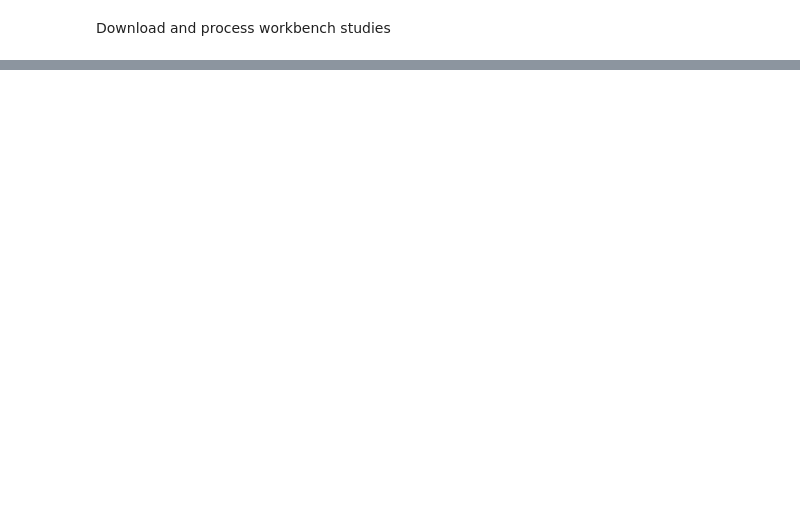
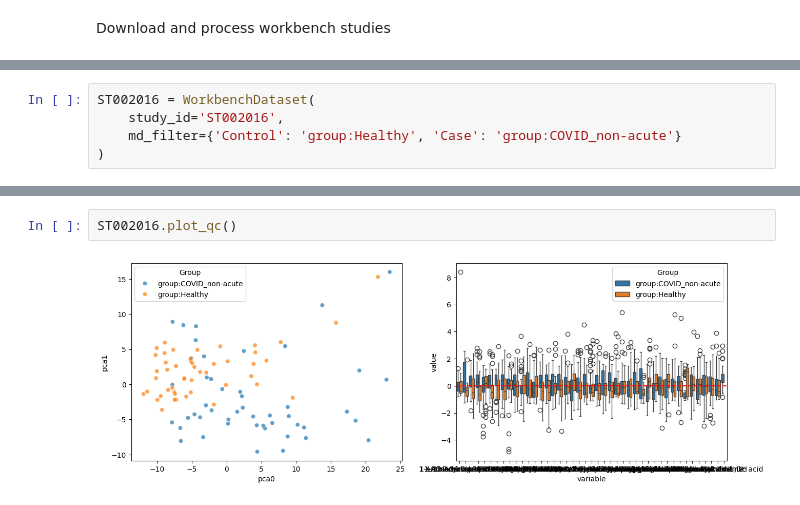
Before and after one commit to cwieder/MetHDN, a Jupyter notebook: Workbench_integration/process_studies.ipynb, the cells around one changed output, grey strips where cells are left out. Cells and saved outputs as stored; diff of their text form; blank space fills up the shorter version.

Commit message:
add more workbench studies

```diff
--- a/Workbench_integration/process_studies.ipynb
+++ b/Workbench_integration/process_studies.ipynb
@@ -235,0 +356,5 @@ wbd.processed_data
+# %%
+ST002016 = WorkbenchDataset(
+    study_id='ST002016',
+    md_filter={'Control': 'group:Healthy', 'Case': 'group:COVID_non-acute'}
+)
@@ -235,0 +422,4 @@ wbd.processed_data
+# %%
+ST002016.plot_qc()
+# %% [output]
+[figure, added]
```
Also changed, not shown: parts of 76 cells of this notebook.
